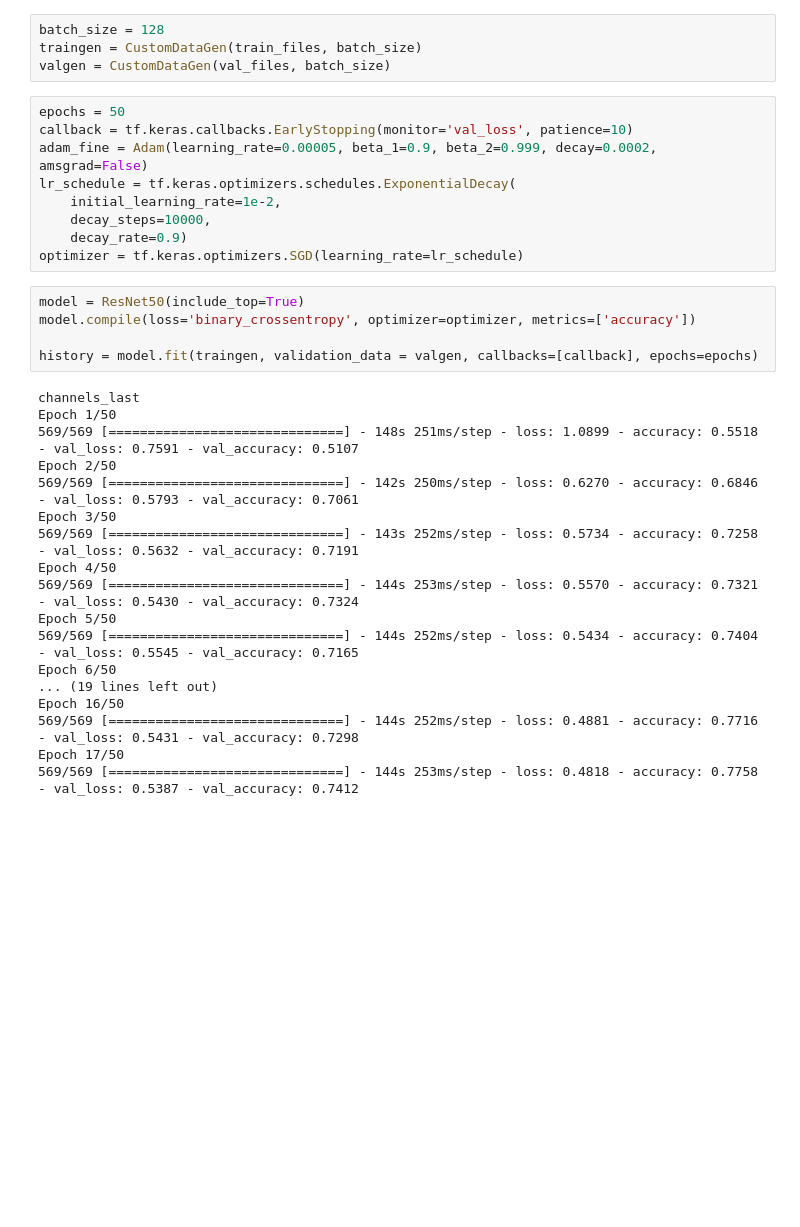
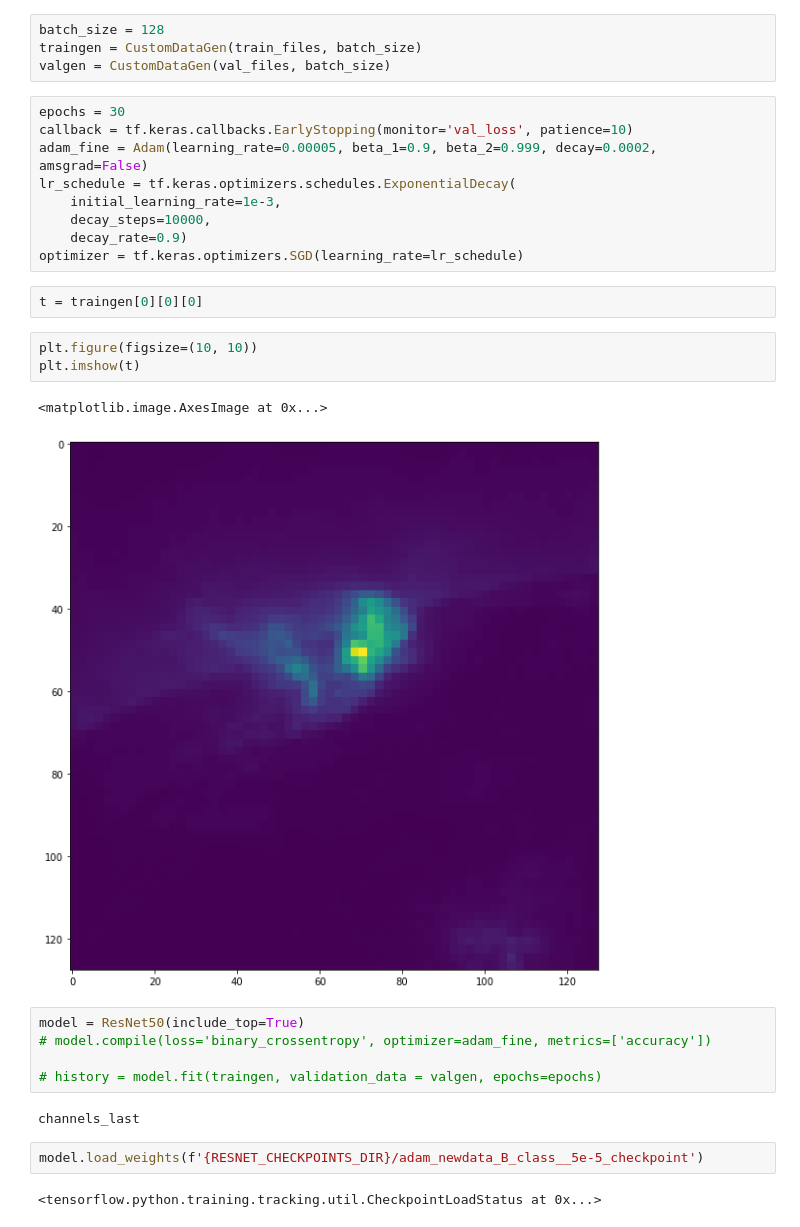
Before and after one commit to nikitagalayda/flare_lstm, a Jupyter notebook: ResNet50_preflare.ipynb, the cells around one changed output. Saved outputs shown, nothing was run; the diff lists cells and outputs as text; blank space fills up the shorter version.

```diff
--- a/ResNet50_preflare.ipynb
+++ b/ResNet50_preflare.ipynb
@@ -364,34 +361,30 @@ batch_size = 128
 traingen = CustomDataGen(train_files, batch_size)
 valgen = CustomDataGen(val_files, batch_size)
 # %%
-epochs = 50
+epochs = 30
 callback = tf.keras.callbacks.EarlyStopping(monitor='val_loss', patience=10)
 adam_fine = Adam(learning_rate=0.00005, beta_1=0.9, beta_2=0.999, decay=0.0002, amsgrad=False)
 lr_schedule = tf.keras.optimizers.schedules.ExponentialDecay(
-    initial_learning_rate=1e-2,
+    initial_learning_rate=1e-3,
     decay_steps=10000,
     decay_rate=0.9)
 optimizer = tf.keras.optimizers.SGD(learning_rate=lr_schedule)
+# %%
+t = traingen[0][0][0]
+# %%
+plt.figure(figsize=(10, 10))
+plt.imshow(t)
+# %% [output]
+<matplotlib.image.AxesImage at 0x...>
+[figure, added]
 # %%
 model = ResNet50(include_top=True)
-model.compile(loss='binary_crossentropy', optimizer=optimizer, metrics=['accuracy'])
+# model.compile(loss='binary_crossentropy', optimizer=adam_fine, metrics=['accuracy'])
 
-history = model.fit(traingen, validation_data = valgen, callbacks=[callback], epochs=epochs)
+# history = model.fit(traingen, validation_data = valgen, epochs=epochs)
 # %% [output]
 channels_last
-Epoch 1/50
-569/569 [==============================] - 148s 251ms/step - loss: 1.0899 - accuracy: 0.5518 - val_loss: 0.7591 - val_accuracy: 0.5107
-Epoch 2/50
-569/569 [==============================] - 142s 250ms/step - loss: 0.6270 - accuracy: 0.6846 - val_loss: 0.5793 - val_accuracy: 0.7061
-Epoch 3/50
-569/569 [==============================] - 143s 252ms/step - loss: 0.5734 - accuracy: 0.7258 - val_loss: 0.5632 - val_accuracy: 0.7191
-Epoch 4/50
-569/569 [==============================] - 144s 253ms/step - loss: 0.5570 - accuracy: 0.7321 - val_loss: 0.5430 - val_accuracy: 0.7324
-Epoch 5/50
-569/569 [==============================] - 144s 252ms/step - loss: 0.5434 - accuracy: 0.7404 - val_loss: 0.5545 - val_accuracy: 0.7165
-Epoch 6/50
-... (19 lines left out)
-Epoch 16/50
-569/569 [==============================] - 144s 252ms/step - loss: 0.4881 - accuracy: 0.7716 - val_loss: 0.5431 - val_accuracy: 0.7298
-Epoch 17/50
-569/569 [==============================] - 144s 253ms/step - loss: 0.4818 - accuracy: 0.7758 - val_loss: 0.5387 - val_accuracy: 0.7412
+# %%
+model.load_weights(f'{RESNET_CHECKPOINTS_DIR}/adam_newdata_B_class__5e-5_checkpoint')
+# %% [output]
+<tensorflow.python.training.tracking.util.CheckpointLoadStatus at 0x...>
```
Also changed, not shown: parts of 17 cells of this notebook, 6 other files.
